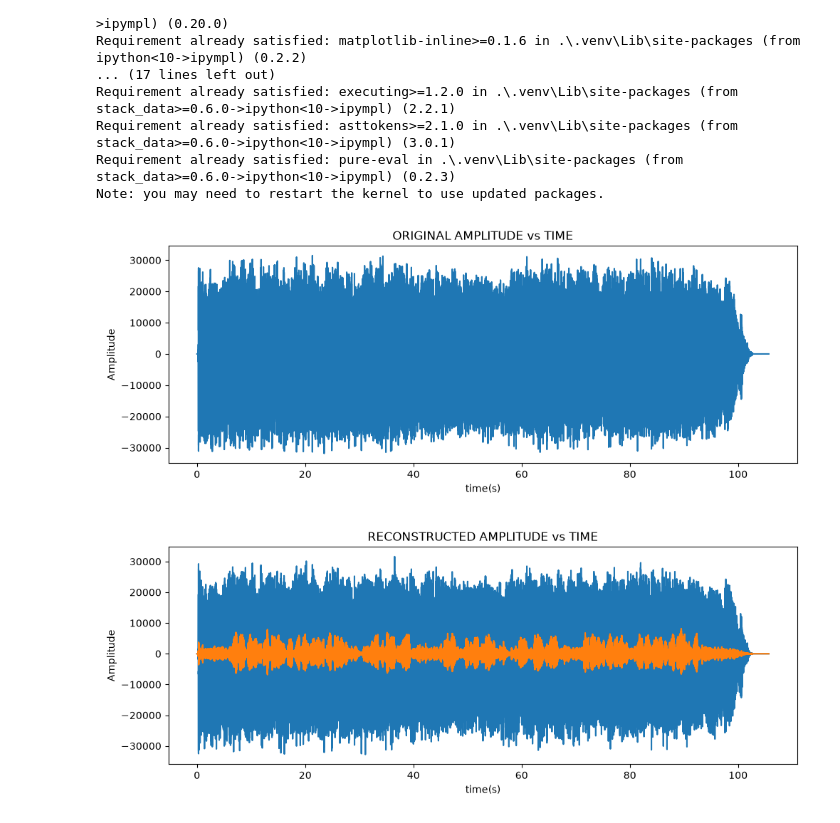
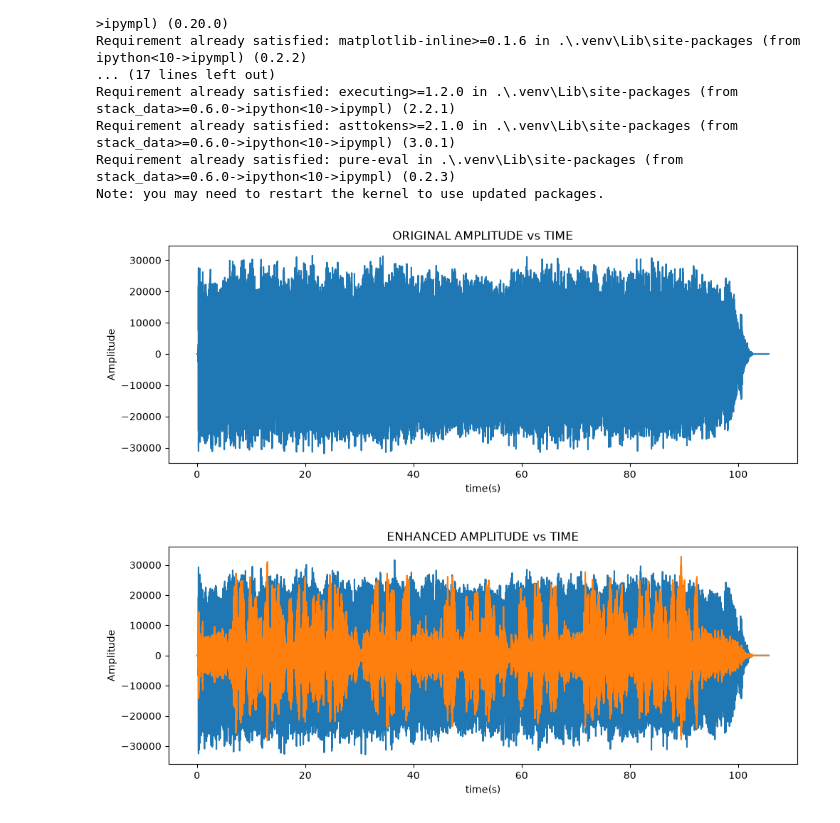
Before and after one commit to EranMaor/Audio-Processing, a Jupyter notebook: bass_enhancement.ipynb, the cells around one changed output. Cells and saved outputs as stored; diff of their text form; code cells hidden in the pictures.

Commit message:
07/03: fft visuals

```diff
--- a/bass_enhancement.ipynb
+++ b/bass_enhancement.ipynb
@@ -93,8 +93,9 @@ def write_file(reconstructed_left, reconstructed_right, sample_rate, output_file
 
     # Scale both channels to 16 bit (word)
     scaled_left = normalized_left * 32767.0
-    # Scale right channel (bass) to be less dominate compared to mids/highs in left channel
-    scaled_right = (normalized_right * 32767.0) / 4
+    # # Scale right channel (bass) to be less dominate compared to mids/highs in left channel
+    # scaled_right = (normalized_right * 32767.0) / 4
+    scaled_right = (normalized_right * 32767.0)
 
     # scaled_left represents the mids/highs that are outputted from the left channel device
     # scaled_right represents the lows that are outputted from right channel device
@@ -145,15 +155,15 @@ right = adjust_frequencies_in_time(sample_rate=sample_rate, time_signal=right1.c
 # right = adjust_frequencies_in_time(sample_rate=sample_rate, time_signal=(right1.copy() * 32767.0), min_freq=100, max_freq=400, filter='bpf', filter_order=8)
 # %%
 # Write output WAV file
-reconstructed_data = write_file(left, right, sample_rate, 'i_wanna_be_your_man_harmonics.wav')
+enhanced_data = write_file(left, right, sample_rate, 'i_wanna_be_your_man_harmonics.wav')
 
 # Calculations for graph display
 duration = len(data) / sample_rate
 time = np.linspace(0.0, duration, num=len(data))
 
 # Graph original vs final song
 plot(time, data, 'ORIGINAL AMPLITUDE vs TIME', 'time(s)', 'Amplitude')
-plot(time, reconstructed_data, 'RECONSTRUCTED AMPLITUDE vs TIME', 'time(s)', 'Amplitude')
+plot(time, enhanced_data, 'ENHANCED AMPLITUDE vs TIME', 'time(s)', 'Amplitude')
 # %% [output]
 [figure]
-[figure, old version]
+[figure, new version]
```
Also changed, not shown: parts of 3 cells of this notebook, 1 other file.
